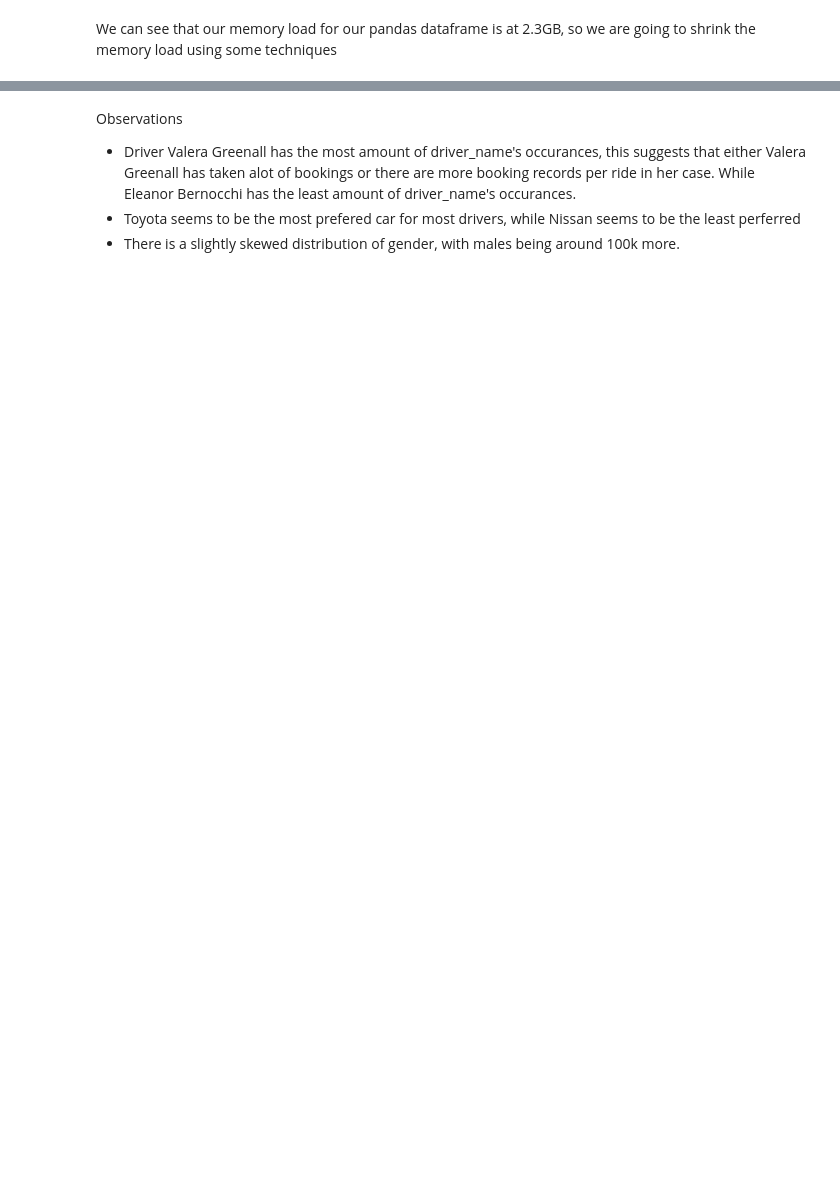
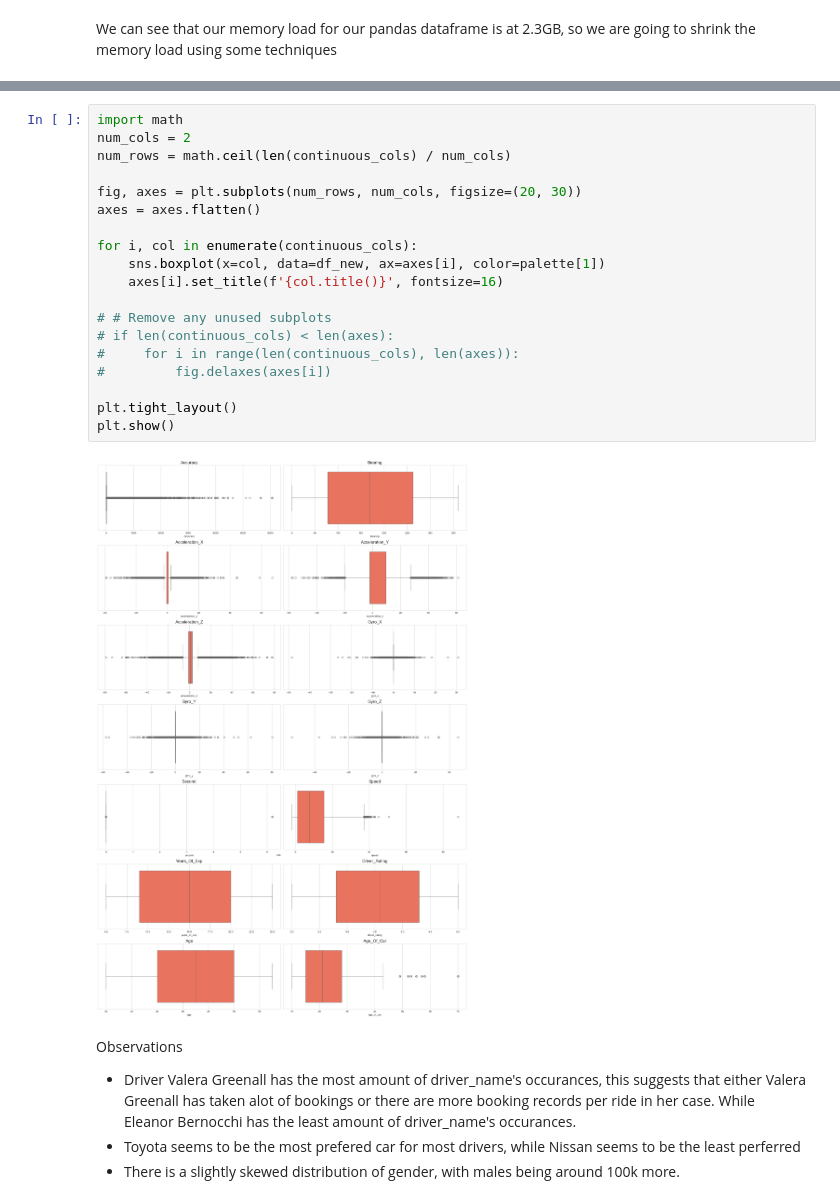
Before and after one commit to errnasty/Cab-Data-Analysis, a Jupyter notebook: EDA.ipynb, the cells around one changed output, grey strips where cells are left out. Drawn from its saved outputs; the diff is of its cells as text; blank space fills up the shorter version.

```diff
--- a/EDA.ipynb
+++ b/EDA.ipynb
@@ -166,3 +261,24 @@ Name: count, dtype: int64
+# %%
+import math
+num_cols = 2
+num_rows = math.ceil(len(continuous_cols) / num_cols)
+
+fig, axes = plt.subplots(num_rows, num_cols, figsize=(20, 30))
+axes = axes.flatten()
+
+for i, col in enumerate(continuous_cols):
+    sns.boxplot(x=col, data=df_new, ax=axes[i], color=palette[1])
+    axes[i].set_title(f'{col.title()}', fontsize=16)
+
+# # Remove any unused subplots
+# if len(continuous_cols) < len(axes):
+#     for i in range(len(continuous_cols), len(axes)):
+#         fig.delaxes(axes[i])
+
+plt.tight_layout()
+plt.show()
+# %% [output]
+[figure, added]
 # %% [markdown]
 Observations
 - Driver Valera Greenall has the most amount of driver_name's occurances, this suggests that either Valera Greenall has taken alot of bookings or there are more booking records per ride in her case. While Eleanor Bernocchi has the least amount of driver_name's occurances.
```
Also changed, not shown: parts of 38 cells of this notebook.
